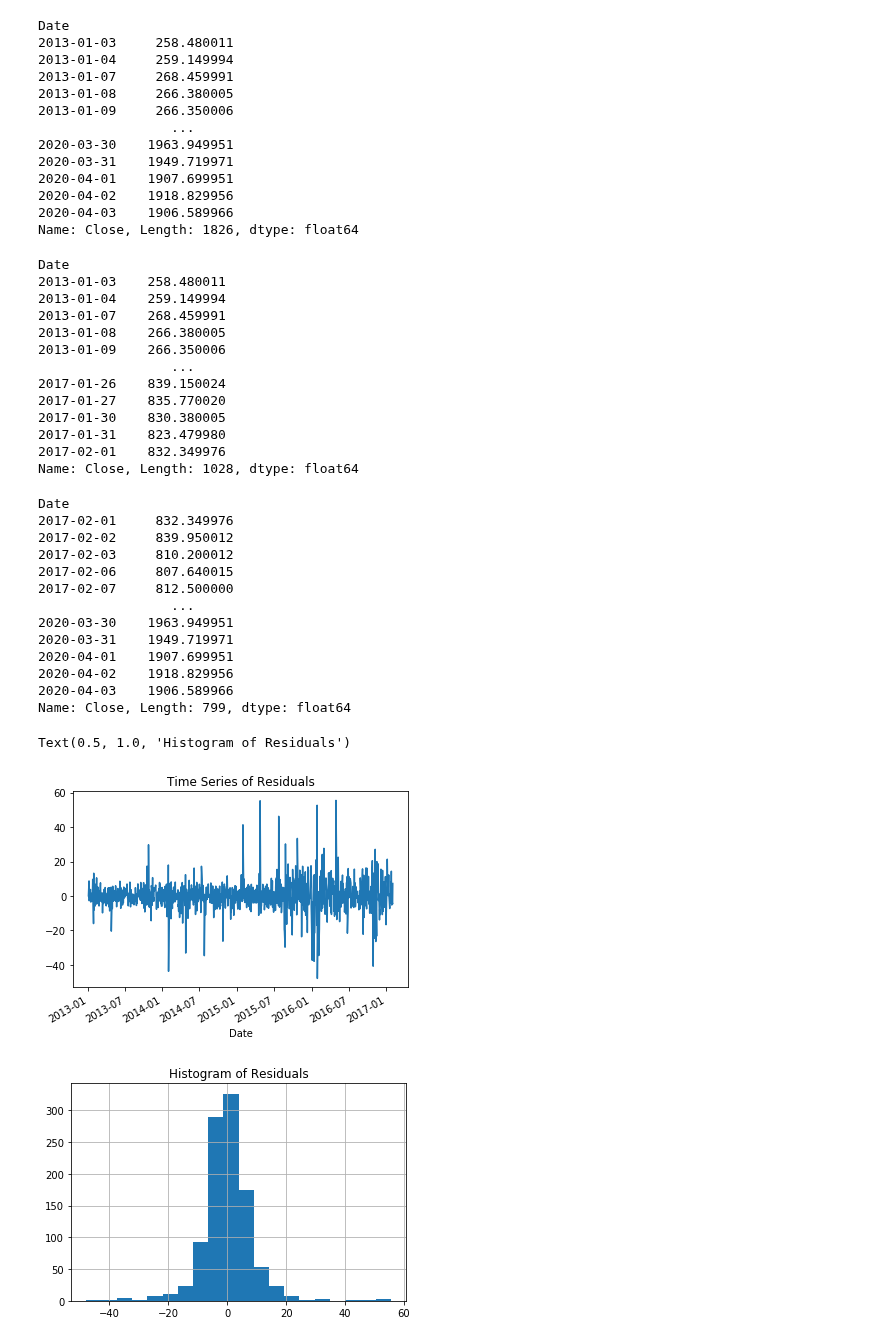
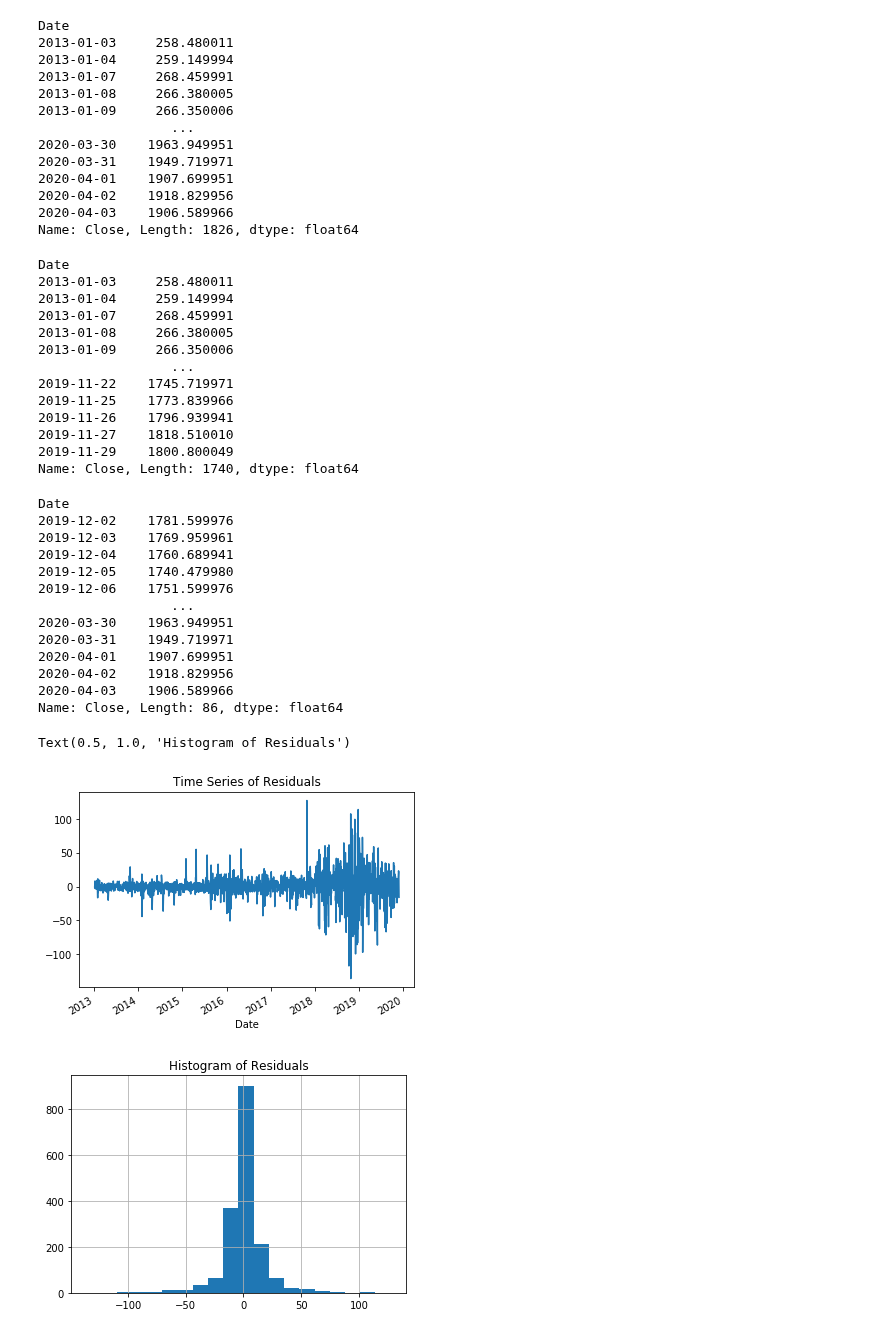
Before and after one commit to ssmcnatt/assignments, a Jupyter notebook: time-series-challenge.ipynb, the cells around one changed output. Drawn from its saved outputs; the diff is of its cells as text; code cells hidden in the pictures.

```diff
--- a/time-series-challenge.ipynb
+++ b/time-series-challenge.ipynb
@@ -204,55 +204,55 @@ Date
 2020-04-03    1906.589966
 Name: Close, Length: 1826, dtype: float64
 # %%
-split_date='2017-02-01'
+split_date='2019-12-01'
 train_df=amazon['Close'][:split_date]
 train_df
 # %% [output]
 Date
-2013-01-03    258.480011
-2013-01-04    259.149994
-2013-01-07    268.459991
-2013-01-08    266.380005
-2013-01-09    266.350006
+2013-01-03     258.480011
+2013-01-04     259.149994
+2013-01-07     268.459991
+2013-01-08     266.380005
+2013-01-09     266.350006
                  ...
-2017-01-26    839.150024
-2017-01-27    835.770020
-2017-01-30    830.380005
-2017-01-31    823.479980
-2017-02-01    832.349976
-Name: Close, Length: 1028, dtype: float64
+2019-11-22    1745.719971
+2019-11-25    1773.839966
+2019-11-26    1796.939941
+2019-11-27    1818.510010
+2019-11-29    1800.800049
+Name: Close, Length: 1740, dtype: float64
 # %%
 test_df = amazon['Close'][split_date:]
 test_df
 # %% [output]
 Date
-2017-02-01     832.349976
-2017-02-02     839.950012
-2017-02-03     810.200012
-2017-02-06     807.640015
-2017-02-07     812.500000
+2019-12-02    1781.599976
+2019-12-03    1769.959961
+2019-12-04    1760.689941
+2019-12-05    1740.479980
+2019-12-06    1751.599976
                  ...
 2020-03-30    1963.949951
 2020-03-31    1949.719971
 2020-04-01    1907.699951
 2020-04-02    1918.829956
 2020-04-03    1906.589966
-Name: Close, Length: 799, dtype: float64
+Name: Close, Length: 86, dtype: float64
 # %%
-model = ARIMA(train_df, order=(6, 1, 3))
+model = ARIMA(train_df, order=(4, 1, 8))
 model_fit = model.fit()
 
 residuals = pd.DataFrame(model_fit.resid)
 
 residuals.plot(legend=False)
 plt.title('Time Series of Residuals')
 
 residuals.hist(bins=20)
 plt.title('Histogram of Residuals')
 # %% [output]
 Text(0.5, 1.0, 'Histogram of Residuals')
-[figure, old version]
+[figure, new version]
-[figure, old version]
+[figure, new version]
 # %%
 len(test_df)
 # %% [output]
```
Also changed, not shown: parts of 10 cells of this notebook.
